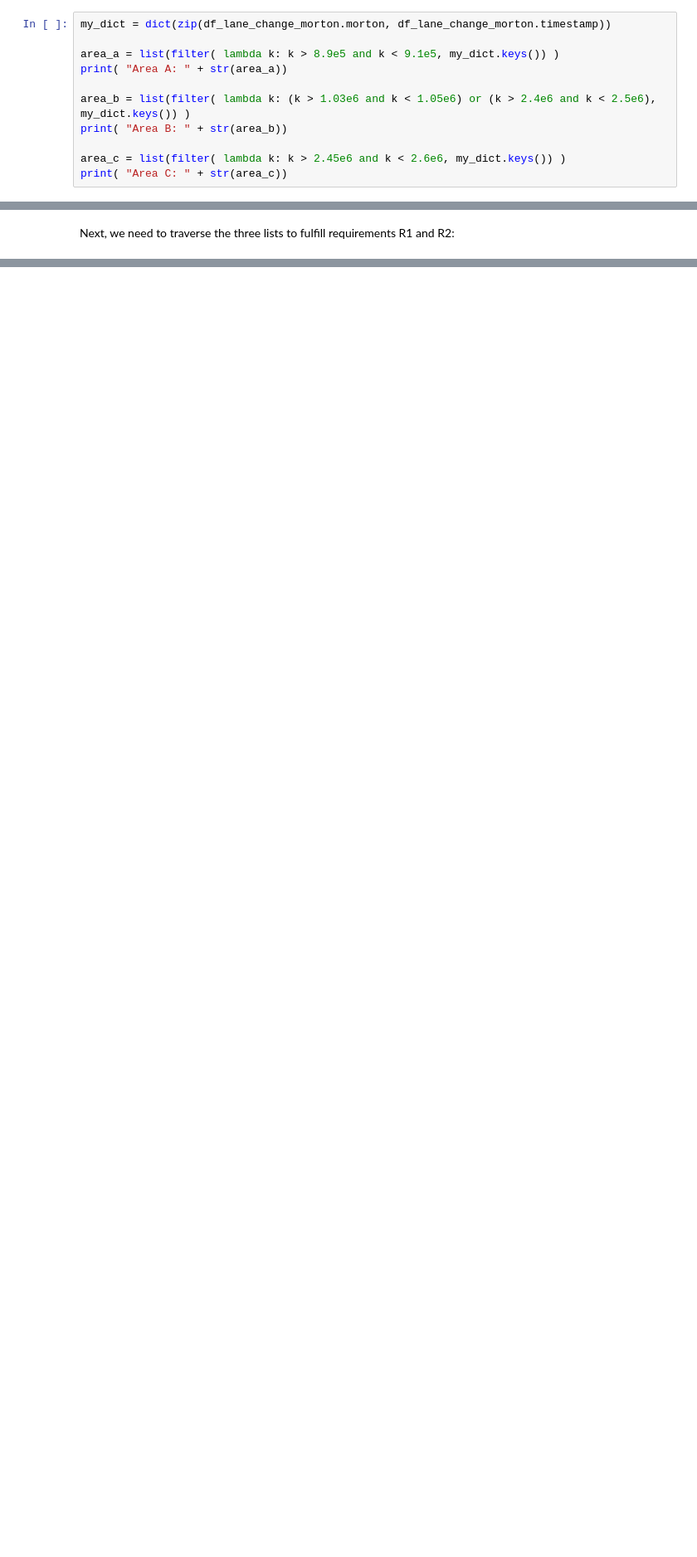
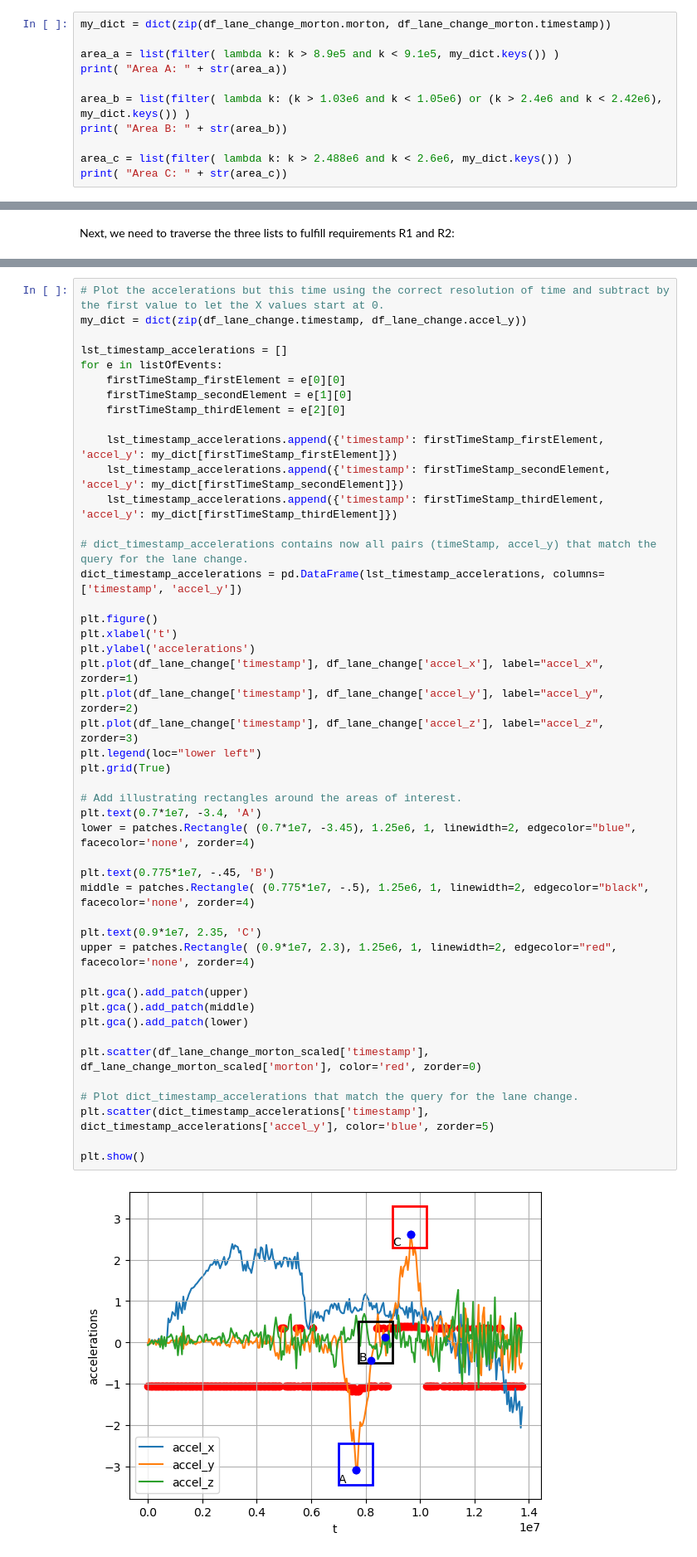
Before and after one commit to chrberger/sfc, a Jupyter notebook: IntroductionToAppliedEventDetection.ipynb, the cells around one changed output, grey strips where cells are left out. Shown at 83% size. Cells and saved outputs as stored; diff of their text form; blank space fills up the shorter version.

```diff
--- a/IntroductionToAppliedEventDetection.ipynb
+++ b/IntroductionToAppliedEventDetection.ipynb
@@ -918,10 +924,10 @@ my_dict = dict(zip(df_lane_change_morton.morton, df_lane_change_morton.timestamp
 area_a = list(filter( lambda k: k > 8.9e5 and k < 9.1e5, my_dict.keys()) )
 print( "Area A: " + str(area_a))
 
-area_b = list(filter( lambda k: (k > 1.03e6 and k < 1.05e6) or (k > 2.4e6 and k < 2.5e6), my_dict.keys()) )
+area_b = list(filter( lambda k: (k > 1.03e6 and k < 1.05e6) or (k > 2.4e6 and k < 2.42e6), my_dict.keys()) )
 print( "Area B: " + str(area_b))
 
-area_c = list(filter( lambda k: k > 2.45e6 and k < 2.6e6, my_dict.keys()) )
+area_c = list(filter( lambda k: k > 2.488e6 and k < 2.6e6, my_dict.keys()) )
 print( "Area C: " + str(area_c))
 # %% [output]
 Area A: [908872, 908992]
@@ -1034,0 +1042,48 @@ print( str(listOfEvents) )
+# %%
+# Plot the accelerations but this time using the correct resolution of time and subtract by the first value to let the X values start at 0.
+my_dict = dict(zip(df_lane_change.timestamp, df_lane_change.accel_y))
+
+lst_timestamp_accelerations = []
+for e in listOfEvents:
+    firstTimeStamp_firstElement = e[0][0]
+    firstTimeStamp_secondElement = e[1][0]
+    firstTimeStamp_thirdElement = e[2][0]
+
+    lst_timestamp_accelerations.append({'timestamp': firstTimeStamp_firstElement, 'accel_y': my_dict[firstTimeStamp_firstElement]})
+    lst_timestamp_accelerations.append({'timestamp': firstTimeStamp_secondElement, 'accel_y': my_dict[firstTimeStamp_secondElement]})
+    lst_timestamp_accelerations.append({'timestamp': firstTimeStamp_thirdElement, 'accel_y': my_dict[firstTimeStamp_thirdElement]})
+
+# dict_timestamp_accelerations contains now all pairs (timeStamp, accel_y) that match the query for the lane change.
+dict_timestamp_accelerations = pd.DataFrame(lst_timestamp_accelerations, columns=['timestamp', 'accel_y'])
+
+plt.figure()
+plt.xlabel('t')
+plt.ylabel('accelerations')
+plt.plot(df_lane_change['timestamp'], df_lane_change['accel_x'], label="accel_x", zorder=1)
+plt.plot(df_lane_change['timestamp'], df_lane_change['accel_y'], label="accel_y", zorder=2)
+plt.plot(df_lane_change['timestamp'], df_lane_change['accel_z'], label="accel_z", zorder=3)
+plt.legend(loc="lower left")
+plt.grid(True)
+
+# Add illustrating rectangles around the areas of interest.
+plt.text(0.7*1e7, -3.4, 'A')
+lower = patches.Rectangle( (0.7*1e7, -3.45), 1.25e6, 1, linewidth=2, edgecolor="blue", facecolor='none', zorder=4)
+
+plt.text(0.775*1e7, -.45, 'B')
+middle = patches.Rectangle( (0.775*1e7, -.5), 1.25e6, 1, linewidth=2, edgecolor="black", facecolor='none', zorder=4)
+
+plt.text(0.9*1e7, 2.35, 'C')
+upper = patches.Rectangle( (0.9*1e7, 2.3), 1.25e6, 1, linewidth=2, edgecolor="red", facecolor='none', zorder=4)
+
+plt.gca().add_patch(upper)
+plt.gca().add_patch(middle)
+plt.gca().add_patch(lower)
+
+plt.scatter(df_lane_change_morton_scaled['timestamp'], df_lane_change_morton_scaled['morton'], color='red', zorder=0)
+
+# Plot dict_timestamp_accelerations that match the query for the lane change.
+plt.scatter(dict_timestamp_accelerations['timestamp'], dict_timestamp_accelerations['accel_y'], color='blue', zorder=5)
+
+plt.show()
+# %% [output]
+[figure, added]
```
Also changed, not shown: parts of 14 cells of this notebook.
